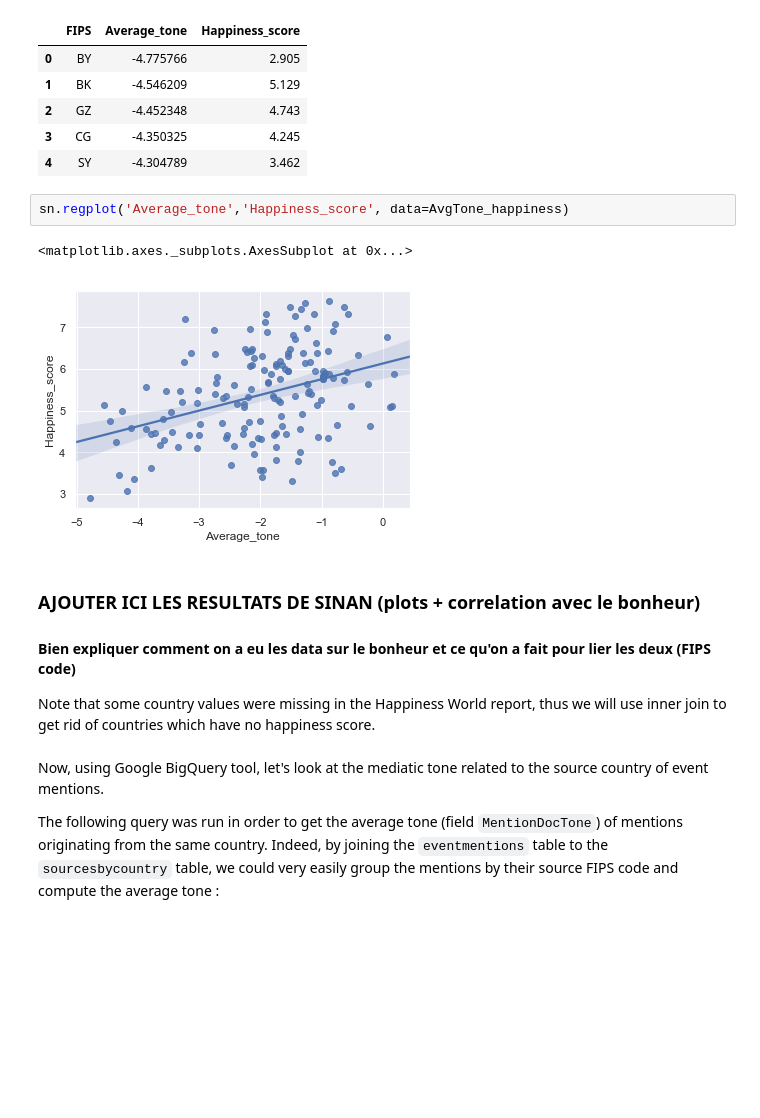
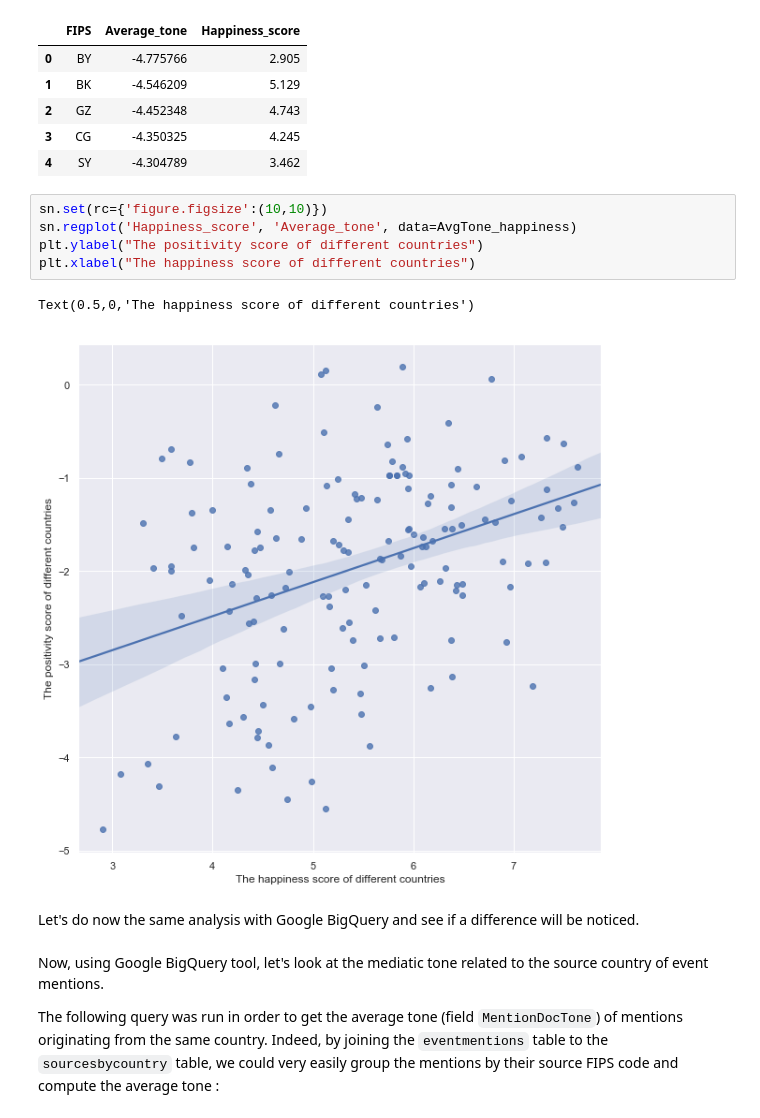
Before and after one commit to lbrgt/ADA_Project, a Jupyter notebook: Milestone2.ipynb, the cells around one changed output. Cells and saved outputs as stored; diff of their text form; blank space fills up the shorter version.

Commit message:
Sinan done maybe

```diff
--- a/Milestone2.ipynb
+++ b/Milestone2.ipynb
@@ -259,16 +238,16 @@ AvgTone_happiness.head()
 | 2 | GZ | -4.452348 | 4.743 |
 | 3 | CG | -4.350325 | 4.245 |
 | 4 | SY | -4.304789 | 3.462 |
-# %%
-sn.regplot('Average_tone','Happiness_score', data=AvgTone_happiness)
-# %% [output]
-<matplotlib.axes._subplots.AxesSubplot at 0x...>
-[figure, removed]
-# %% [markdown]
-### AJOUTER ICI LES RESULTATS DE SINAN (plots + correlation avec le bonheur)
-#### Bien expliquer comment on a eu les data sur le bonheur et ce qu'on a fait pour lier les deux (FIPS code)
-
-Note that some country values were missing in the Happiness World report, thus we will use inner join to get rid of countries which have no happiness score.
+# %%
+sn.set(rc={'figure.figsize':(10,10)})
+sn.regplot('Happiness_score', 'Average_tone', data=AvgTone_happiness)
+plt.ylabel("The positivity score of different countries")
+plt.xlabel("The happiness score of different countries")
+# %% [output]
+Text(0.5,0,'The happiness score of different countries')
+[figure, added]
+# %% [markdown]
+Let's do now the same analysis with Google BigQuery and see if a difference will be noticed.
 # %% [markdown]
 Now, using Google BigQuery tool, let's look at the mediatic tone related to the source country of event mentions.
 
```
Also changed, not shown: parts of 19 cells of this notebook, 2 other files.
